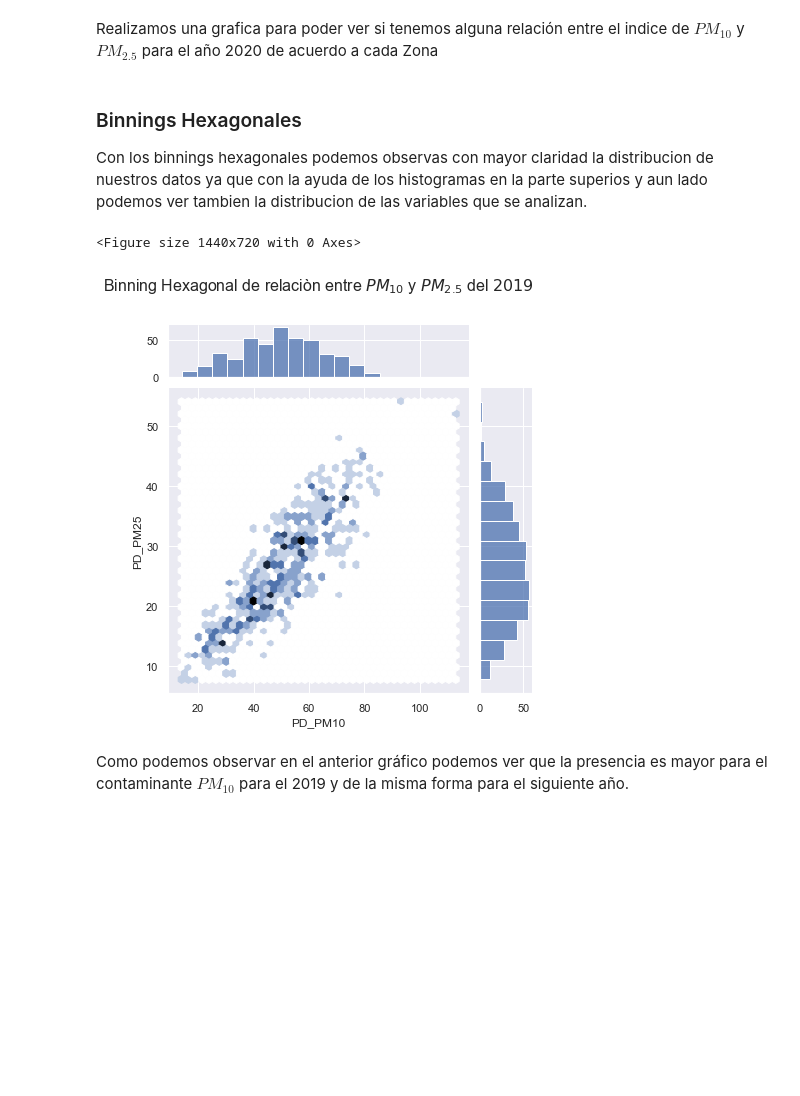
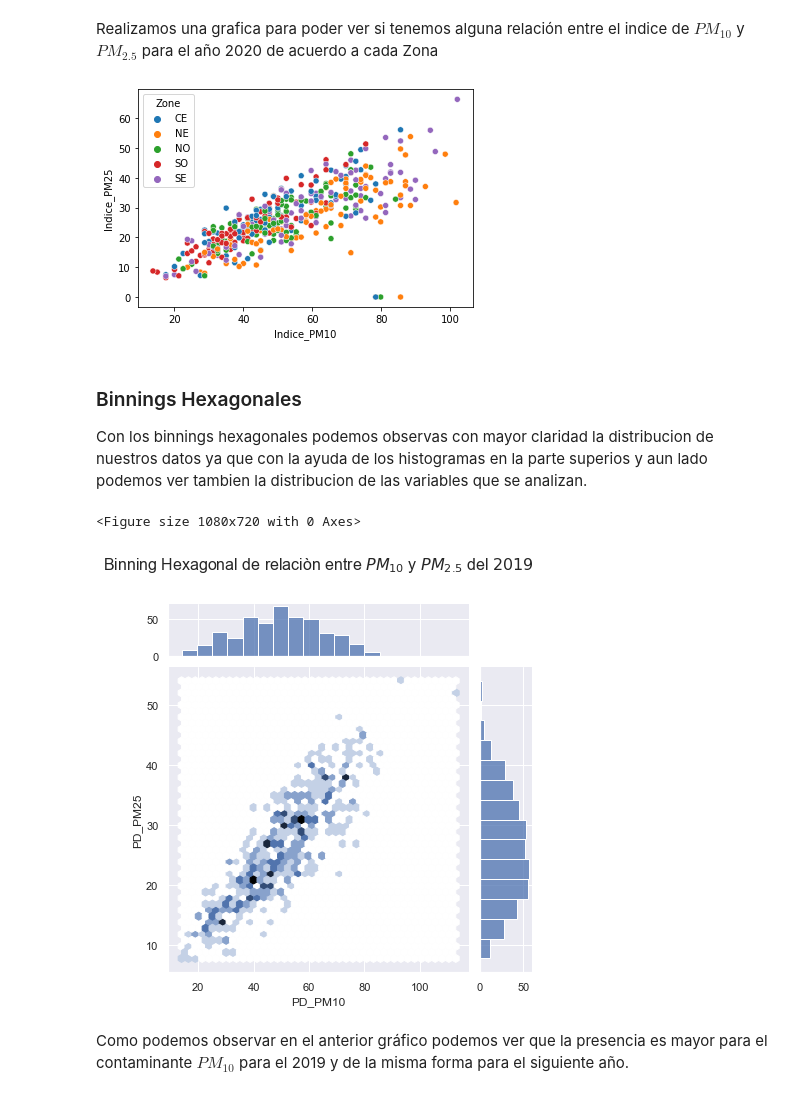
Before and after one commit to IrvingC48/BeduFase3-Proyecto_python, a Jupyter notebook: Procesos/6_Visualizacion_Avanzada.ipynb, the cells around one changed output. Saved outputs shown, nothing was run; the diff lists cells and outputs as text; code cells hidden in the pictures; blank space fills up the shorter version.

```diff
--- a/Procesos/6_Visualizacion_Avanzada.ipynb
+++ b/Procesos/6_Visualizacion_Avanzada.ipynb
@@ -85,9 +84,9 @@ fig.show()
 Realizamos una grafica para poder ver si tenemos alguna relación entre el indice de $PM_{10}$ y $PM_{2.5}$ para el año 2020 de acuerdo a cada Zona
 # %%
 df_2020 = df[df["Year"] == 2020]
-fig = px.scatter(df_2020, x="Indice_PM10", y="Indice_PM25",
-                 color="Zone")
-fig.show()
+sns.scatterplot(data=df_2020, x="Indice_PM10", y="Indice_PM25", hue='Zone');
+# %% [output]
+[figure, added]
 # %% [markdown]
 ### Binnings Hexagonales
 Con los binnings hexagonales podemos observas con mayor claridad la distribucion de nuestros datos ya que con la ayuda de los histogramas en la parte superios y aun lado podemos ver tambien la distribucion de las variables que se analizan.
@@ -95,11 +94,11 @@ Con los binnings hexagonales podemos observas con mayor claridad la distribucion
 df_2019 = df[df["Year"] == 2019]
 
 sns.set(style="darkgrid")
-plt.figure(figsize=(20, 10))
+plt.figure(figsize=(15, 10))
 ax = sns.jointplot(x='PD_PM10', y='PD_PM25', data=df_2019, kind='hex', ratio=5, joint_kws={'gridsize': 40}, marginal_ticks=True);
 plt.title('Binning Hexagonal de relaciòn entre $PM_{10}$ y $PM_{2.5}$ del $2019$', y=1.3, fontsize = 16);
 # %% [output]
-<Figure size 1440x720 with 0 Axes>
+<Figure size 1080x720 with 0 Axes>
 [figure]
 # %% [markdown]
 Como podemos observar en el anterior gráfico podemos ver que la presencia es mayor para el contaminante $PM_{10}$ para el 2019 y de la misma forma para el siguiente año.
```
Also changed, not shown: parts of 4 cells of this notebook.
